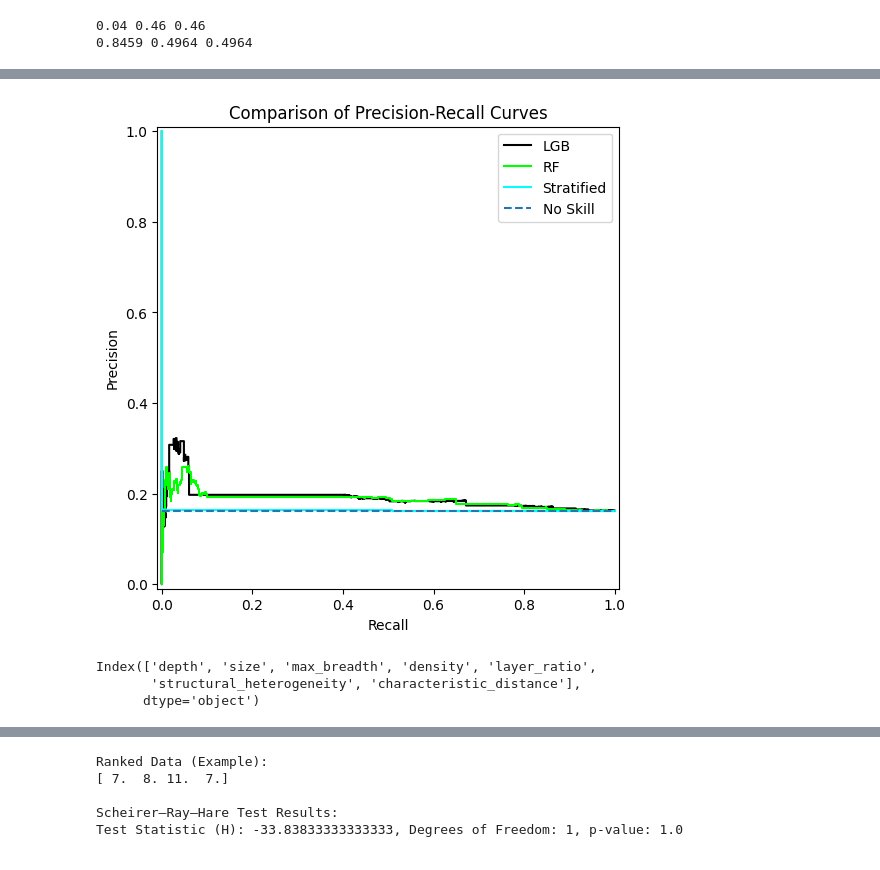
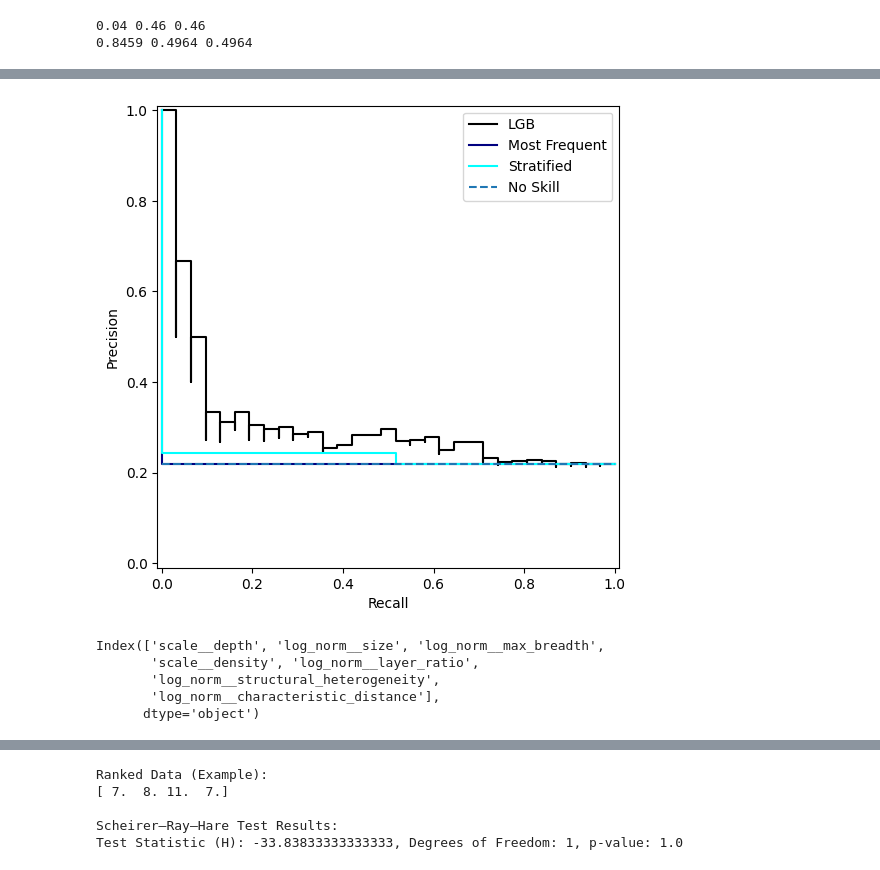
Before and after one commit to istiyaksiddiquee/thesis-work, a Jupyter notebook: RQ2/analysis/analysis.ipynb, the cells around one changed output, grey strips where cells are left out. Drawn from its saved outputs; the diff is of its cells as text; code cells hidden in the pictures.

```diff
--- a/RQ2/analysis/analysis.ipynb
+++ b/RQ2/analysis/analysis.ipynb
@@ -836,15 +850,15 @@ folder="RQ3Final2"
 quant = True
 feature_selection = 1
 dropped_columns = ['max_breadth']
-normalization_columns = ['size', 'max_breadth', 'characteristic_distance']
+normalization_columns = ['size', 'max_breadth']
 # normalization_columns = ['size', 'max_breadth', 'characteristic_distance']
 
-read_pickled_data(folder, feature_selection, quant, dropped_columns, normalization_columns)
+scaled_X_train_val, y_train_val, scaled_X_test, y_test = read_pickled_data(folder, feature_selection, quant, dropped_columns, normalization_columns)
+print(scaled_X_train_val.shape, y_train_val.shape, scaled_X_test.shape, y_test.shape)
+result_df = performance_testing("RQ3Final4", scaled_X_test, y_test)
+best_model = best_performing_model(folder, result_df)
+# result_df.sort_values(by='average_precision', ascending=False, inplace=True)
+result_df[['average_precision', 'roc_auc', 'balanced_accuracy', 'precision_0', 'precision_1', 'recall_0', 'recall_1']]
 
-# scaled_X_train_val, y_train_val, scaled_X_test, y_test = read_pickled_data(folder, feature_selection, quant, dropped_columns, normalization_columns)
-# print(scaled_X_train_val.shape, y_train_val.shape, scaled_X_test.shape, y_test.shape)
-# result_df = performance_testing("RQ3Final4", scaled_X_test, y_test)
-# best_model = best_performing_model(folder, result_df)
-# # result_df.sort_values(by='average_precision', ascending=False, inplace=True)
-# result_df
+# arr = read_pickled_data(folder, feature_selection, quant, dropped_columns, normalization_columns)
 # %% [output]
@@ -1030,13 +1042,15 @@ from sklearn.metrics import precision_recall_curve, PrecisionRecallDisplay
 
 label = 1
 
-lgb_precision, lgb_recall, _ = precision_recall_curve(y_test, lgb_predict_proba[:, label])
-xgb_precision, xgb_recall, _ = precision_recall_curve(y_test, xgb_predict_proba[:, label])
-rf_precision, rf_recall, _ = precision_recall_curve(y_test, rf_predict_proba[:, label])
-logit_precision, logit_recall, _ = precision_recall_curve(y_test, logit_predict_proba[:, label])
-dt_precision, dt_recall, _ = precision_recall_curve(y_test, dt_predict_proba[:, label])
+best_model, freq_model, strat_model
+
+best_predict_proba = best_model.predict_proba(scaled_X_test)
+freq_dummy_predict_proba = freq_model.predict_proba(scaled_X_test)
+strat_predict_proba = strat_model.predict_proba(scaled_X_test)
+
+best_precision, best_recall, _ = precision_recall_curve(y_test, best_predict_proba[:, label])
 most_freq_precision, most_freq_recall, _ = precision_recall_curve(y_test, freq_dummy_predict_proba[:, label])
-stratified_precision, stratified_recall, _ = precision_recall_curve(y_test, stratified_dummy_predict_proba[:, label])
+stratified_precision, stratified_recall, _ = precision_recall_curve(y_test, strat_predict_proba[:, label])
 
 no_skill = len(y_test[y_test==label]) / len(y_test)
 
@@ -1044,23 +1058,12 @@ colors = ['black', 'red', 'lime', 'dodgerblue', 'yellow', 'navy', 'cyan']
 
 # Plot each model's Precision-Recall curve on the same axes
 plt.figure(figsize=(8, 6))
-lgb_display = PrecisionRecallDisplay(precision=lgb_precision, recall=lgb_recall)
+lgb_display = PrecisionRecallDisplay(precision=best_precision, recall=best_recall)
 lgb_display.plot(label="LGB", color=colors[0], ax=plt.gca())  # plt.gca() gets current axes
 
-# xgb_display = PrecisionRecallDisplay(precision=xgb_precision, recall=xgb_recall)
-# xgb_display.plot(label="XGB", color=colors[1], ax=plt.gca())  # plt.gca() gets current axes
 
-rf_display = PrecisionRecallDisplay(precision=rf_precision, recall=rf_recall)
-rf_display.plot(label="RF", color=colors[2], ax=plt.gca())  # plt.gca() gets current axes
-
-# logit_display = PrecisionRecallDisplay(precision=logit_precision, recall=logit_recall)
-# logit_display.plot(label="Logit", color=colors[3], ax=plt.gca())  # plt.gca() gets current axes
-
-# dt_display = PrecisionRecallDisplay(precision=dt_precision, recall=dt_recall)
-# dt_display.plot(label="DT", color=colors[4], ax=plt.gca())  # plt.gca() gets current axes
-
-# freq_display = PrecisionRecallDisplay(precision=most_freq_precision, recall=most_freq_recall)
-# freq_display.plot(label="Most Frequent", color=colors[5], ax=plt.gca())  # plt.gca() gets current axes
+freq_display = PrecisionRecallDisplay(precision=most_freq_precision, recall=most_freq_recall)
+freq_display.plot(label="Most Frequent", color=colors[5], ax=plt.gca())  # plt.gca() gets current axes
 
 stratified_display = PrecisionRecallDisplay(precision=stratified_precision, recall=stratified_recall)
 stratified_display.plot(label="Stratified", color=colors[6], ax=plt.gca())  # plt.gca() gets current axes
@@ -1068,7 +1071,7 @@ stratified_display.plot(label="Stratified", color=colors[6], ax=plt.gca())  # pl
 plt.gca().plot([0, 1], [no_skill, no_skill], linestyle='--', label='No Skill')
 
 # Add labels and legend
-plt.title("Comparison of Precision-Recall Curves")
+# plt.title("Comparison of Precision-Recall Curves")
 plt.xlabel("Recall")
 plt.ylabel("Precision")
 plt.legend()
@@ -1077,7 +1083,9 @@ plt.show()
-[figure, old version]
+[figure, new version]
 # %%
-scaled_X_train_val.columns
+scaled_X_test.columns
 # %% [output]
-Index(['depth', 'size', 'max_breadth', 'density', 'layer_ratio',
-       'structural_heterogeneity', 'characteristic_distance'],
+Index(['scale__depth', 'log_norm__size', 'log_norm__max_breadth',
+       'scale__density', 'log_norm__layer_ratio',
+       'log_norm__structural_heterogeneity',
+       'log_norm__characteristic_distance'],
       dtype='object')
```
Also changed, not shown: parts of 16 cells of this notebook.
